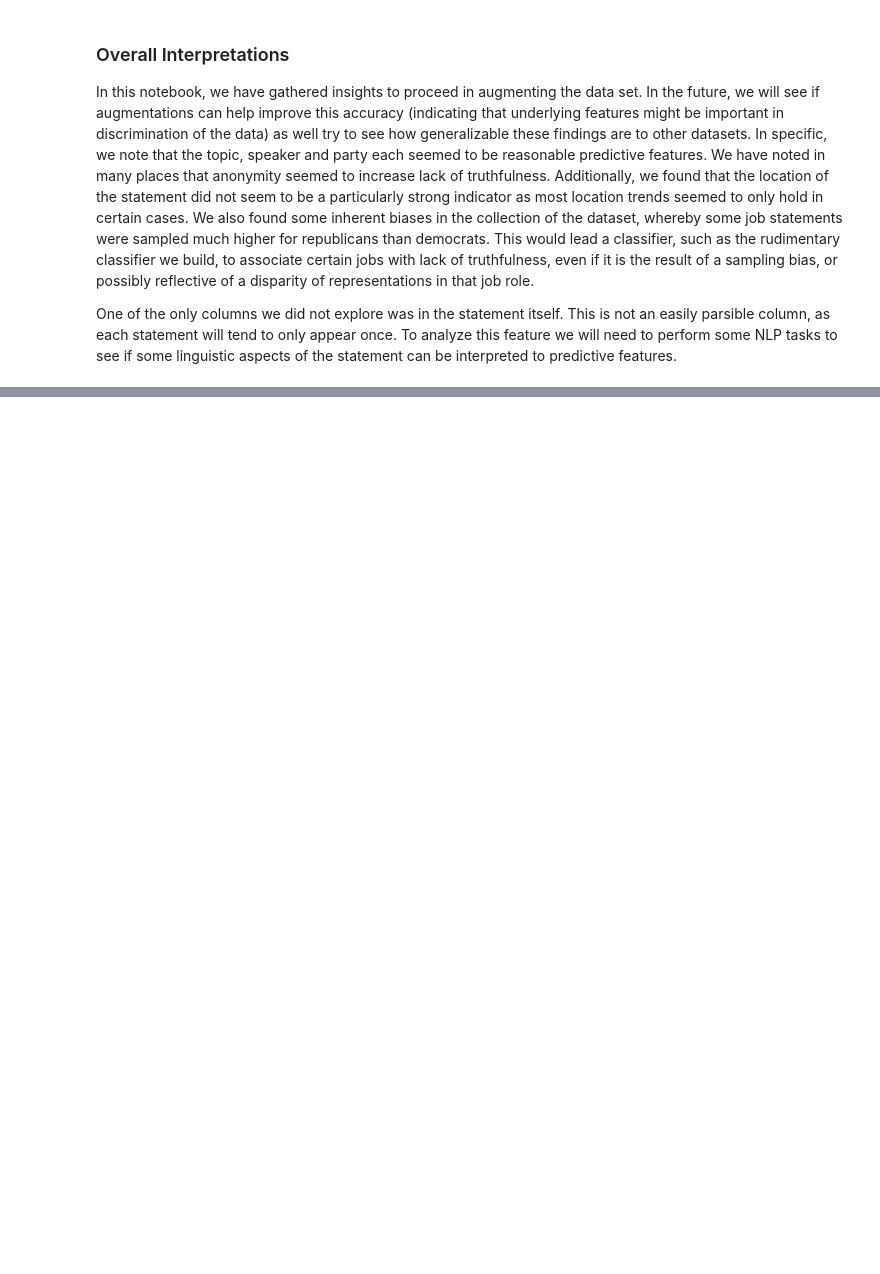
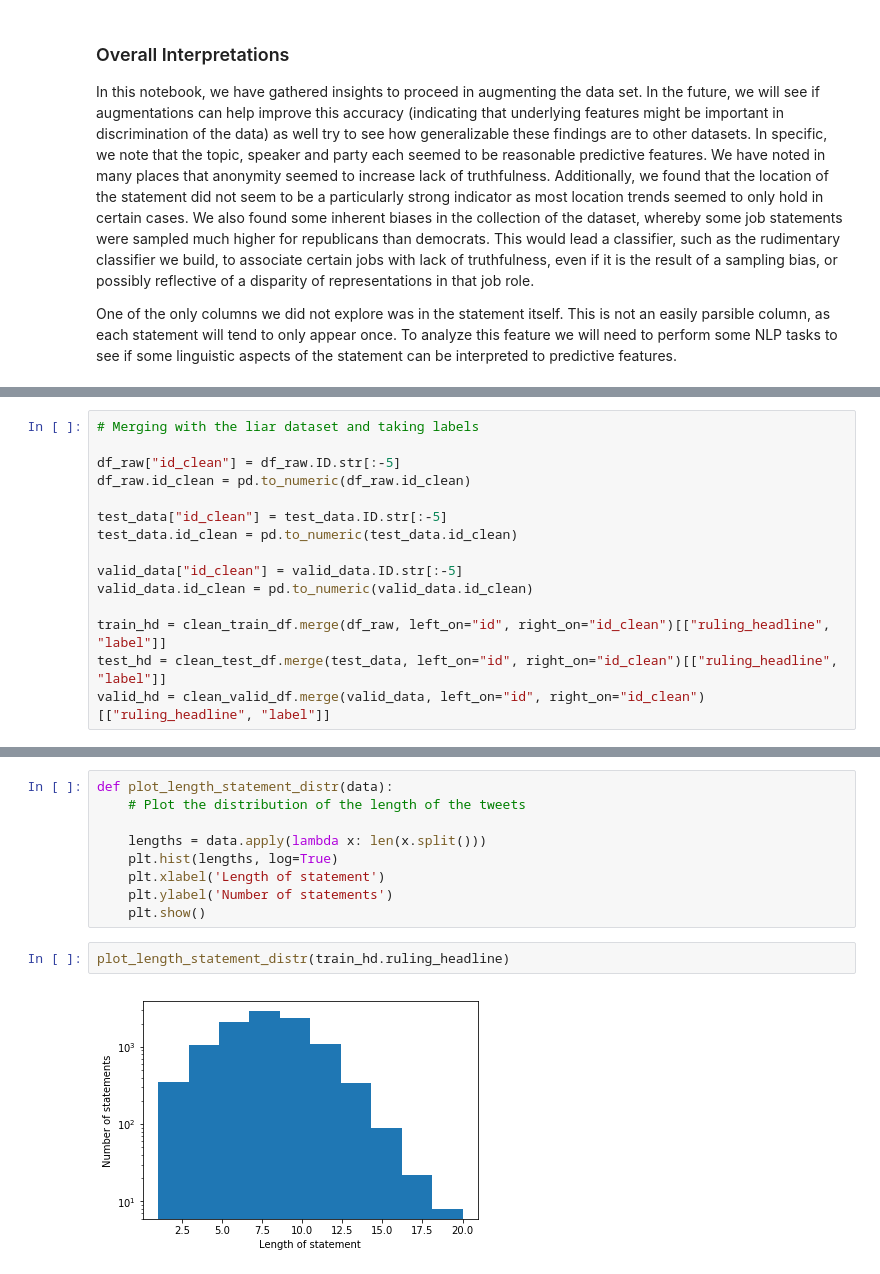
Before and after one commit to mikanikos/Features-of-Lies, a Jupyter notebook: Exploration.ipynb, the cells around one changed output, grey strips where cells are left out. Saved outputs shown, nothing was run; the diff lists cells and outputs as text; blank space fills up the shorter version.

```diff
--- a/Exploration.ipynb
+++ b/Exploration.ipynb
@@ -680,0 +711,15 @@ One of the only columns we did not explore was in the statement itself. This is
+# %%
+# Merging with the liar dataset and taking labels
+
+df_raw["id_clean"] = df_raw.ID.str[:-5]
+df_raw.id_clean = pd.to_numeric(df_raw.id_clean)
+
+test_data["id_clean"] = test_data.ID.str[:-5]
+test_data.id_clean = pd.to_numeric(test_data.id_clean)
+
+valid_data["id_clean"] = valid_data.ID.str[:-5]
+valid_data.id_clean = pd.to_numeric(valid_data.id_clean)
+
+train_hd = clean_train_df.merge(df_raw, left_on="id", right_on="id_clean")[["ruling_headline", "label"]]
+test_hd = clean_test_df.merge(test_data, left_on="id", right_on="id_clean")[["ruling_headline", "label"]]
+valid_hd = clean_valid_df.merge(valid_data, left_on="id", right_on="id_clean")[["ruling_headline", "label"]]
@@ -680,0 +779,13 @@ One of the only columns we did not explore was in the statement itself. This is
+# %%
+def plot_length_statement_distr(data):
+    # Plot the distribution of the length of the tweets
+
+    lengths = data.apply(lambda x: len(x.split()))
+    plt.hist(lengths, log=True)
+    plt.xlabel('Length of statement')
+    plt.ylabel('Number of statements')
+    plt.show()
+# %%
+plot_length_statement_distr(train_hd.ruling_headline)
+# %% [output]
+[figure, added]
```
Also changed, not shown: parts of 89 cells of this notebook.
